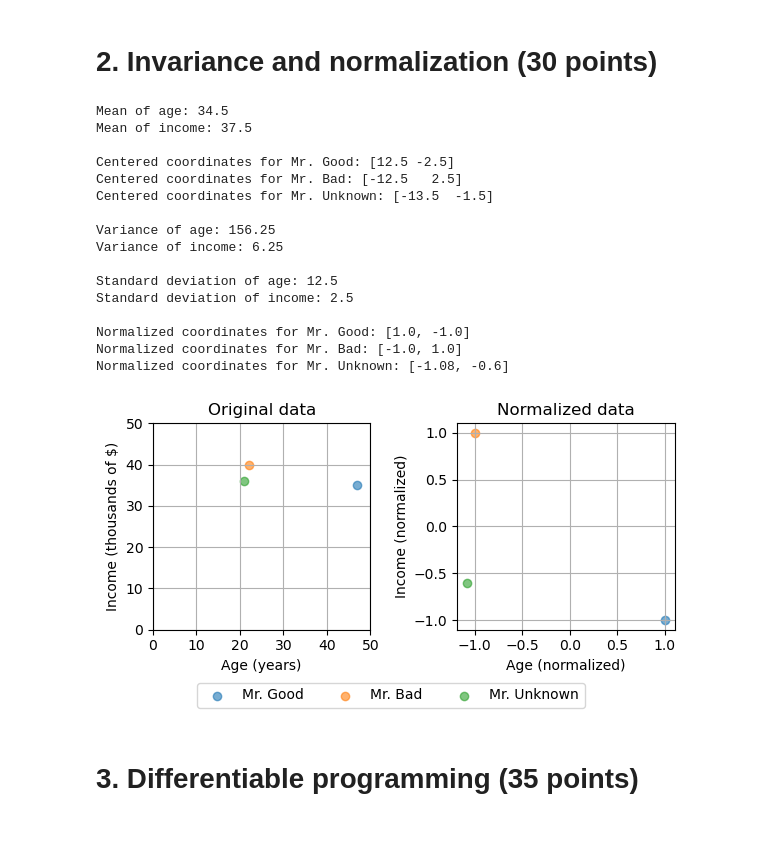
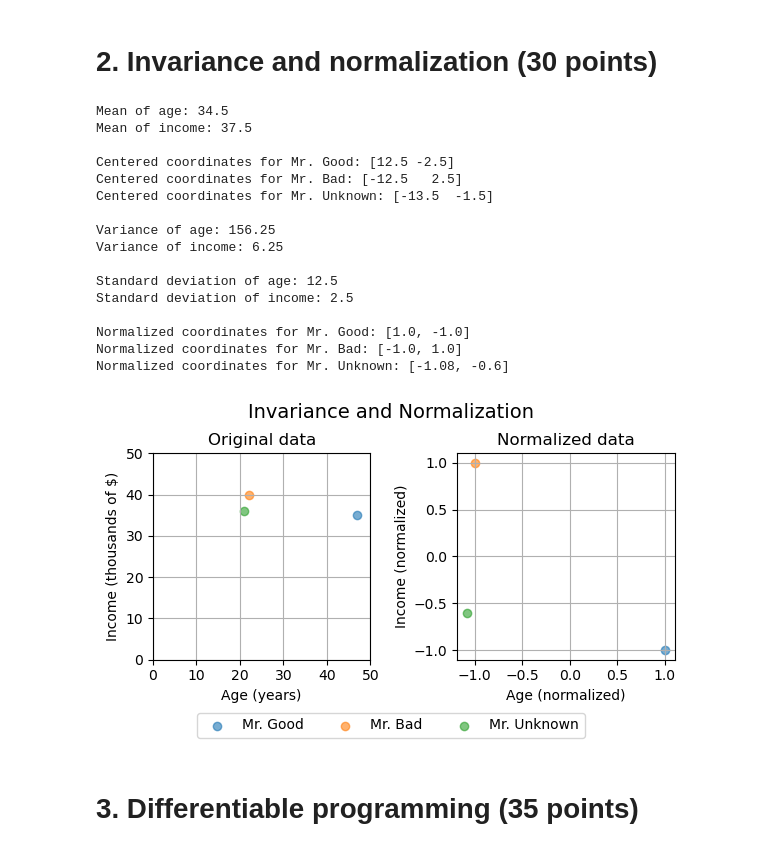
Before and after one commit to henrikdchristensen/DIKU-MLA-A5-Classification-and-DifferentiableProgramming, a Jupyter notebook: notebook.ipynb, the cells around one changed output. Saved outputs shown, nothing was run; the diff lists cells and outputs as text; code cells hidden in the pictures.

```diff
--- a/notebook.ipynb
+++ b/notebook.ipynb
@@ -382,34 +384,35 @@ for key, value in normalized_data.items():
     ax[1].scatter(value[0], value[1], label=key, alpha=0.6)
 ax[1].set_title("Normalized data")
 ax[1].set_xlabel("Age (normalized)")
 ax[1].set_ylabel("Income (normalized)")
 ax[1].grid(True)
 
 # Add a single legend for the entire figure
 handles, labels = ax[0].get_legend_handles_labels()
 fig.legend(handles, labels, loc='upper center', bbox_to_anchor=(0.5, 0.04), ncol=3)
 
 plt.tight_layout()
+plt.suptitle("Invariance and Normalization", fontsize=14, y=1.05)
 plt.savefig('output/invariance_and_normalization.png')
 plt.show()
 # %% [output]
 Mean of age: 34.5
 Mean of income: 37.5
 
 Centered coordinates for Mr. Good: [12.5 -2.5]
 Centered coordinates for Mr. Bad: [-12.5   2.5]
 Centered coordinates for Mr. Unknown: [-13.5  -1.5]
 
 Variance of age: 156.25
 Variance of income: 6.25
 
 Standard deviation of age: 12.5
 Standard deviation of income: 2.5
 
 Normalized coordinates for Mr. Good: [1.0, -1.0]
 Normalized coordinates for Mr. Bad: [-1.0, 1.0]
 Normalized coordinates for Mr. Unknown: [-1.08, -0.6]
-[figure, old version]
+[figure, new version]
 # %% [markdown]
 # 3. Differentiable programming (35 points)
 # %%
```
Also changed, not shown: parts of 6 cells of this notebook, 4 other files.
